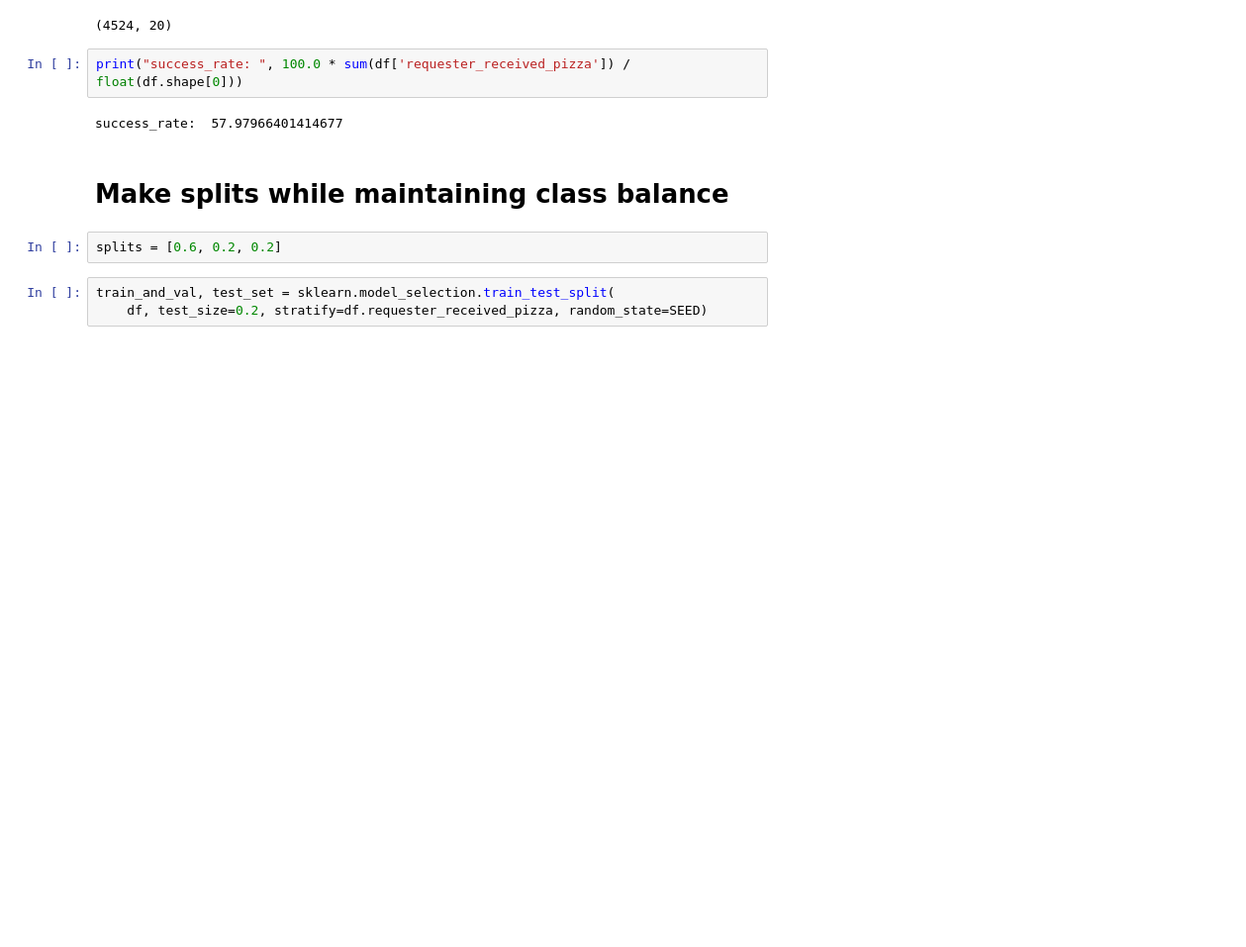
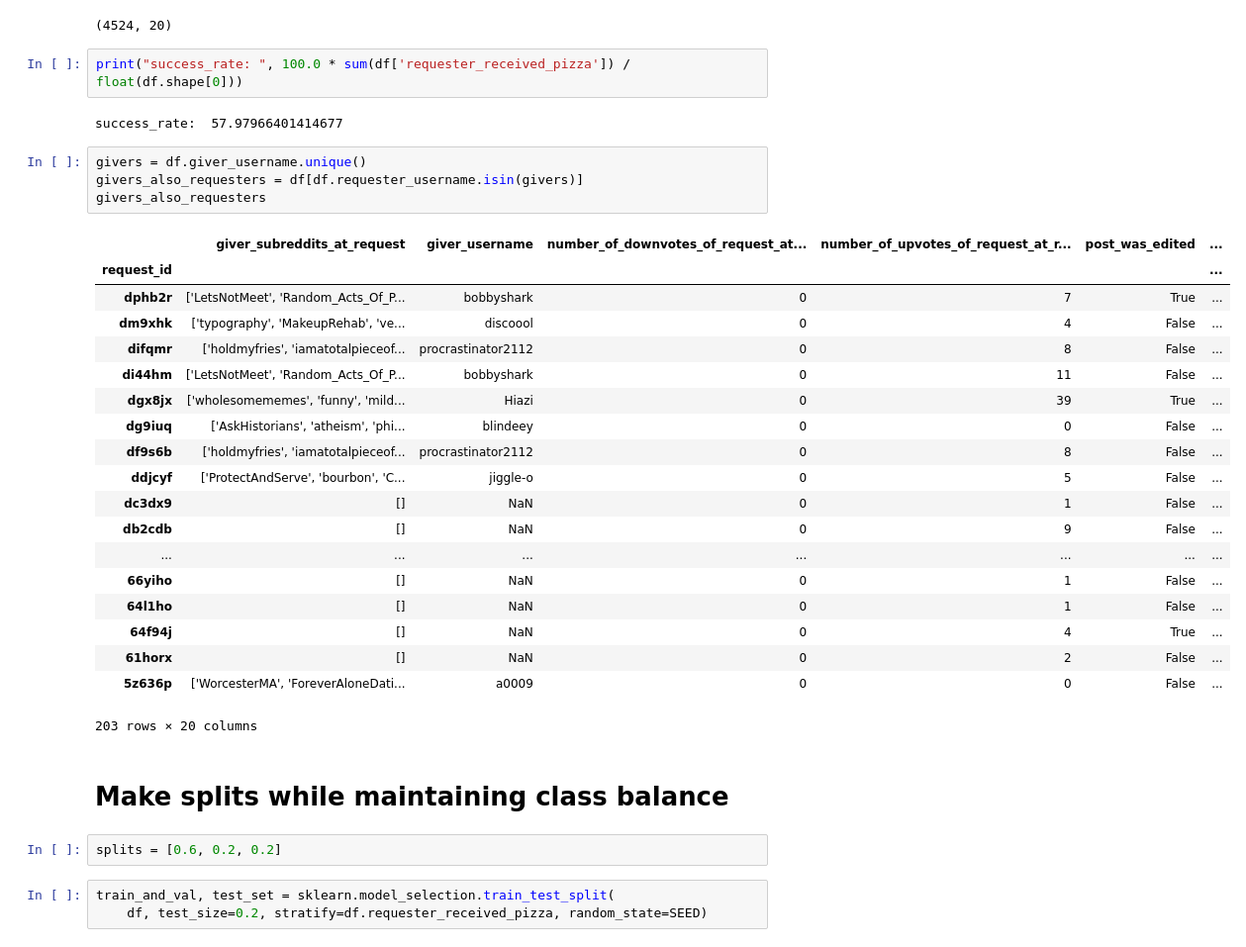
Before and after one commit to clarezhu/cs221-pizza, a Jupyter notebook: new_data/new_ingest_and_split.ipynb, the cells around one changed output. Shown: that part at 99% size. Cells and saved outputs as stored; diff of their text form; blank space fills up the shorter version.

```diff
--- a/new_data/new_ingest_and_split.ipynb
+++ b/new_data/new_ingest_and_split.ipynb
@@ -35,6 +35,30 @@ df.shape
 print("success_rate: ", 100.0 * sum(df['requester_received_pizza']) / float(df.shape[0]))
 # %% [output]
 success_rate:  57.97966401414677
+# %%
+givers = df.giver_username.unique()
+givers_also_requesters = df[df.requester_username.isin(givers)]
+givers_also_requesters
+# %% [output]
+|  | giver_subreddits_at_request | giver_username | number_of_downvotes_of_request_at... | number_of_upvotes_of_request_at_r... | post_was_edited | ... |
+| request_id |  |  |  |  |  | ... |
+| dphb2r | ['LetsNotMeet', 'Random_Acts_Of_P... | bobbyshark | 0 | 7 | True | ... |
+| dm9xhk | ['typography', 'MakeupRehab', 've... | discoool | 0 | 4 | False | ... |
+| difqmr | ['holdmyfries', 'iamatotalpieceof... | procrastinator2112 | 0 | 8 | False | ... |
+| di44hm | ['LetsNotMeet', 'Random_Acts_Of_P... | bobbyshark | 0 | 11 | False | ... |
+| dgx8jx | ['wholesomememes', 'funny', 'mild... | Hiazi | 0 | 39 | True | ... |
+| dg9iuq | ['AskHistorians', 'atheism', 'phi... | blindeey | 0 | 0 | False | ... |
+| df9s6b | ['holdmyfries', 'iamatotalpieceof... | procrastinator2112 | 0 | 8 | False | ... |
+| ddjcyf | ['ProtectAndServe', 'bourbon', 'C... | jiggle-o | 0 | 5 | False | ... |
+| dc3dx9 | [] | NaN | 0 | 1 | False | ... |
+| db2cdb | [] | NaN | 0 | 9 | False | ... |
+| ... | ... | ... | ... | ... | ... | ... |
+| 66yiho | [] | NaN | 0 | 1 | False | ... |
+| 64l1ho | [] | NaN | 0 | 1 | False | ... |
+| 64f94j | [] | NaN | 0 | 4 | True | ... |
+| 61horx | [] | NaN | 0 | 2 | False | ... |
+| 5z636p | ['WorcesterMA', 'ForeverAloneDati... | a0009 | 0 | 0 | False | ... |
+203 rows × 20 columns
 # %% [markdown]
 # Make splits while maintaining class balance
 # %%
```
Also changed, not shown: 2 other files.
